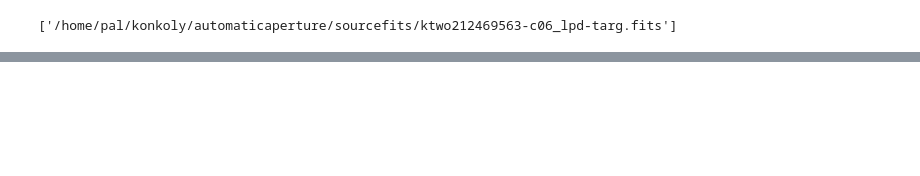
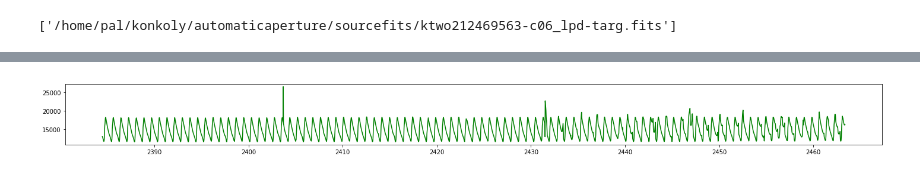
Before and after one commit to zabop/applyk2sc, a Jupyter notebook: including_k2sc.ipynb, the cells around one changed output, grey strips where cells are left out. Saved outputs shown, nothing was run; the diff lists cells and outputs as text; code cells hidden in the pictures; blank space fills up the shorter version.

```diff
--- a/including_k2sc.ipynb
+++ b/including_k2sc.ipynb
@@ -425,0 +518,6 @@ OURSTARS
+# %%
+plt.figure(figsize=(20,2))
+plt.plot(lc.time,lc.corr_flux-lc.tr_position + np.nanmedian(lc.tr_position),c='g')
+plt.tight_layout()
+# %% [output]
+[figure, added]
```
Also changed, not shown: parts of 17 cells of this notebook.
